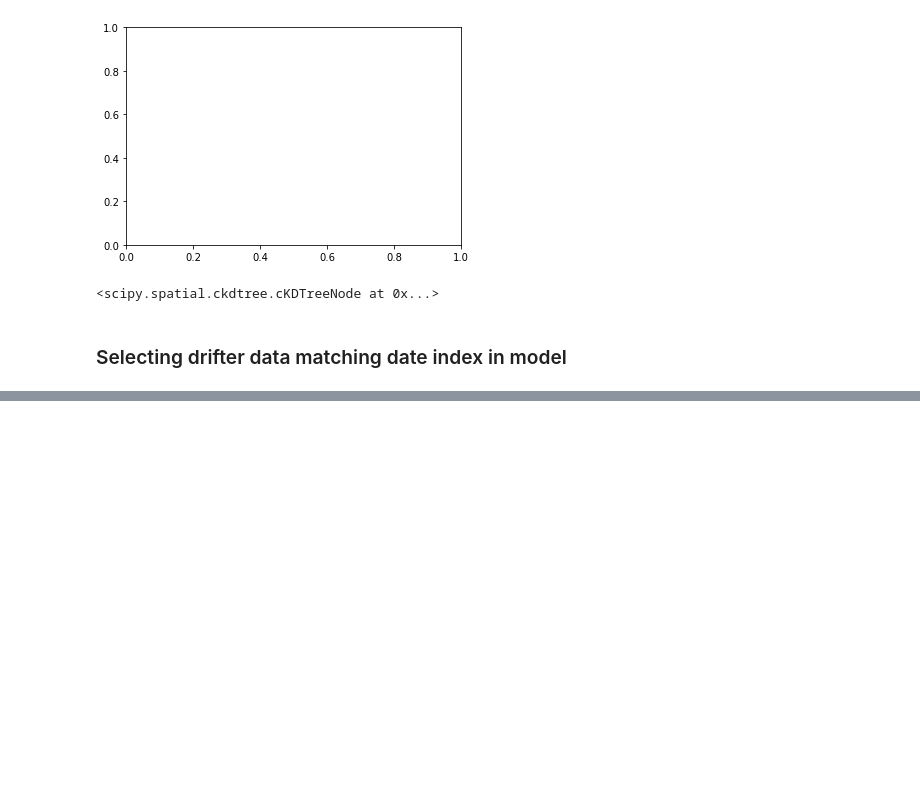
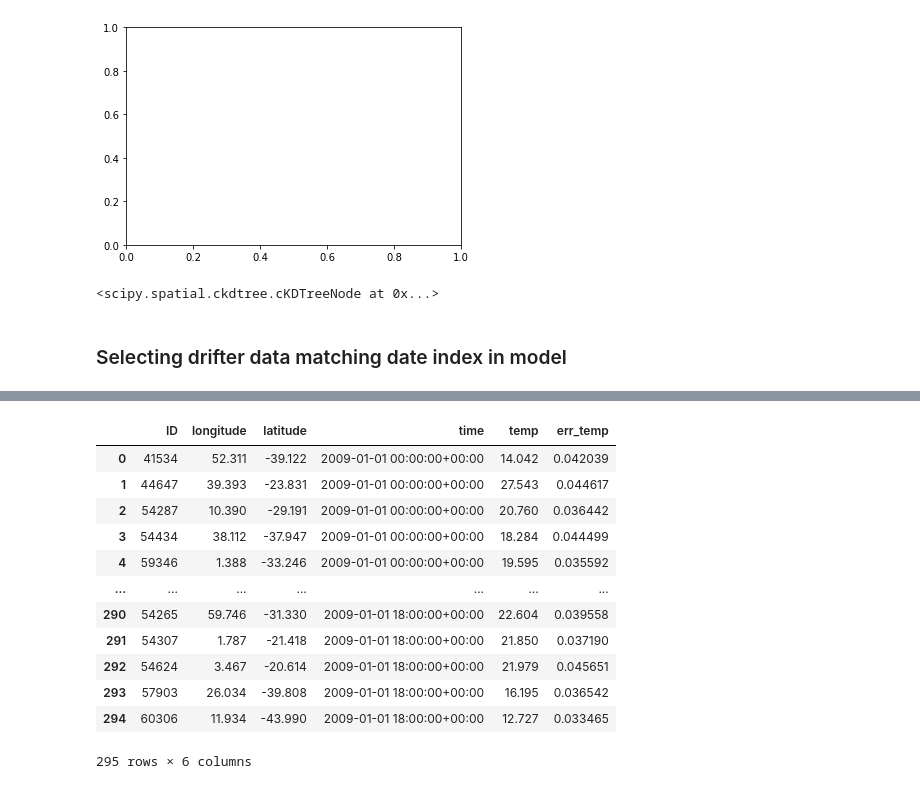
Before and after one commit to HarryLuyt/paper1_scripts, a Jupyter notebook: Scripts/HYCOM_Drifter_SST_comparison.ipynb, the cells around one changed output, grey strips where cells are left out. Drawn from its saved outputs; the diff is of its cells as text; code cells hidden in the pictures; blank space fills up the shorter version.

```diff
--- a/Scripts/HYCOM_Drifter_SST_comparison.ipynb
+++ b/Scripts/HYCOM_Drifter_SST_comparison.ipynb
@@ -225,0 +422,16 @@ drifters_sub = drifters.loc[(drifters['time'].dt.date == pd.Timestamp(np.datetim
+# %%
+drifters_sub
+# %% [output]
+|  | ID | longitude | latitude | time | temp | err_temp |
+| 0 | 41534 | 52.311 | -39.122 | 2009-01-01 00:00:00+00:00 | 14.042 | 0.042039 |
+| 1 | 44647 | 39.393 | -23.831 | 2009-01-01 00:00:00+00:00 | 27.543 | 0.044617 |
+| 2 | 54287 | 10.390 | -29.191 | 2009-01-01 00:00:00+00:00 | 20.760 | 0.036442 |
+| 3 | 54434 | 38.112 | -37.947 | 2009-01-01 00:00:00+00:00 | 18.284 | 0.044499 |
+| 4 | 59346 | 1.388 | -33.246 | 2009-01-01 00:00:00+00:00 | 19.595 | 0.035592 |
+| ... | ... | ... | ... | ... | ... | ... |
+| 290 | 54265 | 59.746 | -31.330 | 2009-01-01 18:00:00+00:00 | 22.604 | 0.039558 |
+| 291 | 54307 | 1.787 | -21.418 | 2009-01-01 18:00:00+00:00 | 21.850 | 0.037190 |
+| 292 | 54624 | 3.467 | -20.614 | 2009-01-01 18:00:00+00:00 | 21.979 | 0.045651 |
+| 293 | 57903 | 26.034 | -39.808 | 2009-01-01 18:00:00+00:00 | 16.195 | 0.036542 |
+| 294 | 60306 | 11.934 | -43.990 | 2009-01-01 18:00:00+00:00 | 12.727 | 0.033465 |
+295 rows × 6 columns
```
Also changed, not shown: parts of 18 cells of this notebook.
